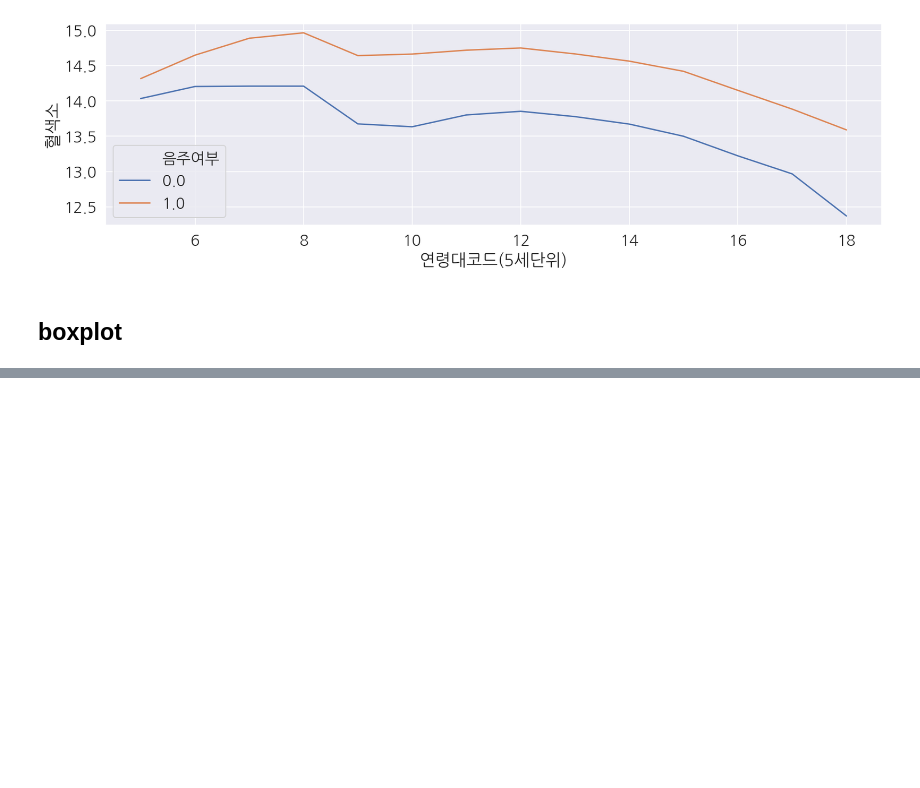
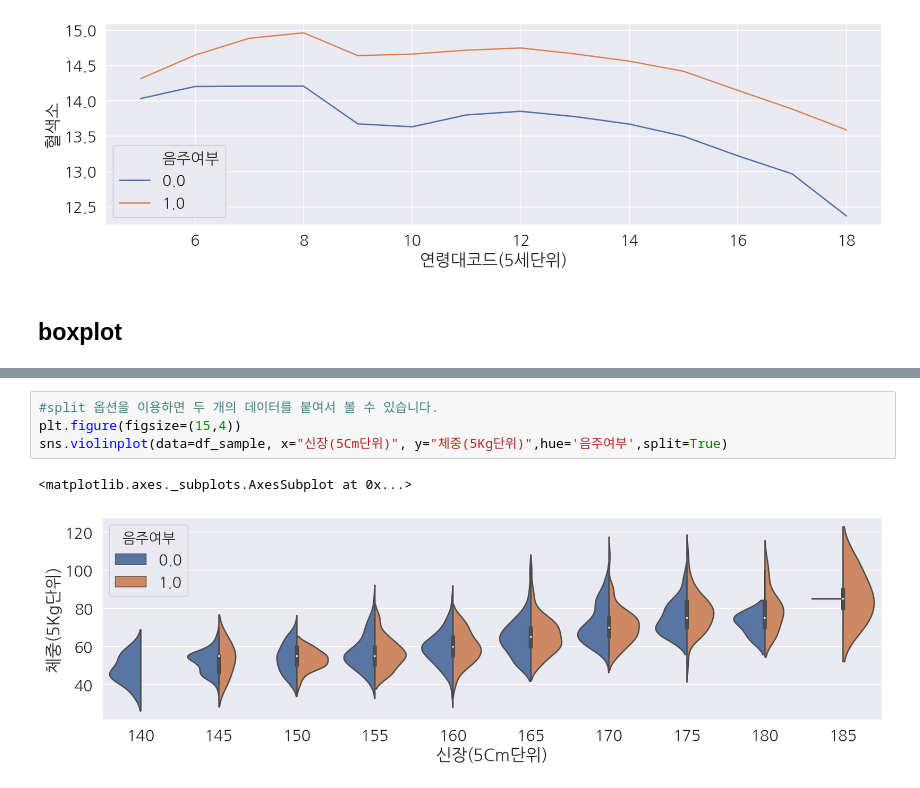
Before and after one commit to duehdaud/Data_science_edwith, a Jupyter notebook: Untitled.ipynb, the cells around one changed output, grey strips where cells are left out. Saved outputs shown, nothing was run; the diff lists cells and outputs as text; blank space fills up the shorter version.

```diff
--- a/Untitled.ipynb
+++ b/Untitled.ipynb
@@ -704,0 +727,7 @@ sns.lineplot(data=df, x="연령대코드(5세단위)", y="혈색소", hue="음
+# %%
+#split 옵션을 이용하면 두 개의 데이터를 붙여서 볼 수 있습니다.
+plt.figure(figsize=(15,4))
+sns.violinplot(data=df_sample, x="신장(5Cm단위)", y="체중(5Kg단위)",hue='음주여부',split=True)
+# %% [output]
+<matplotlib.axes._subplots.AxesSubplot at 0x...>
+[figure, added]
```
Also changed, not shown: parts of 12 cells of this notebook.
